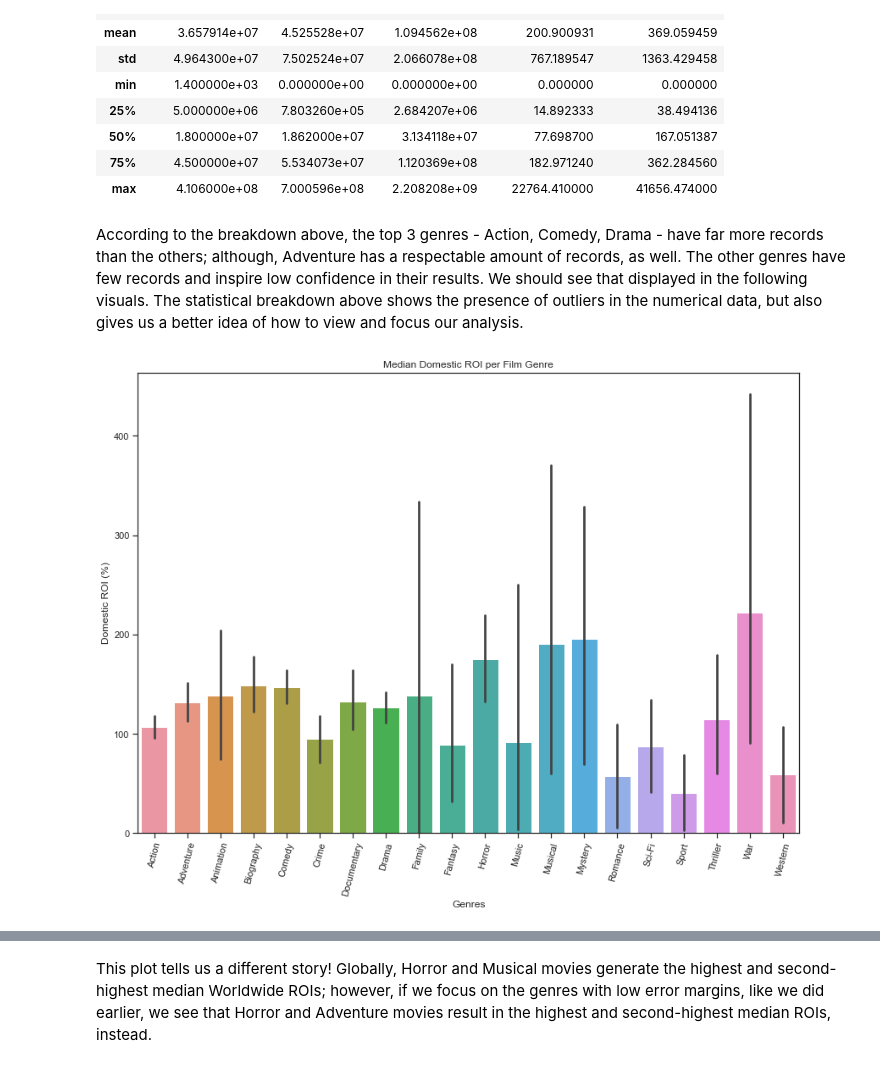
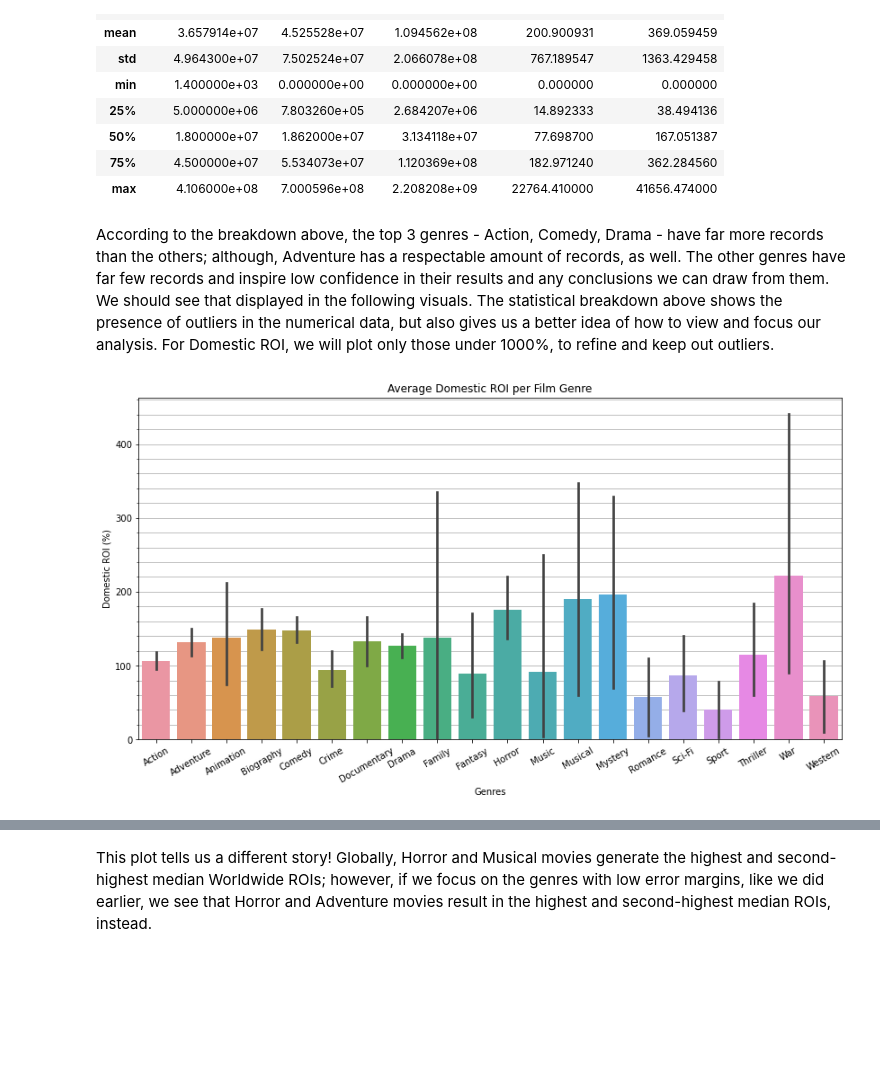
Before and after one commit to rookiescientist-andre/Microsoft-Film-Analysis, a Jupyter notebook: Microsoft Film Analysis - Notebook.ipynb, the cells around one changed output, grey strips where cells are left out. Drawn from its saved outputs; the diff is of its cells as text; code cells hidden in the pictures; blank space fills up the shorter version.

Commit message:
Finished plotting new visuals

```diff
--- a/Microsoft Film Analysis - Notebook.ipynb
+++ b/Microsoft Film Analysis - Notebook.ipynb
@@ -315,18 +315,26 @@ final_df.describe()
 | 75% | 4.500000e+07 | 5.534073e+07 | 1.120369e+08 | 182.971240 | 362.284560 |
 | max | 4.106000e+08 | 7.000596e+08 | 2.208208e+09 | 22764.410000 | 41656.474000 |
 # %% [markdown]
-According to the breakdown above, the top 3 genres - Action, Comedy, Drama - have far more records than the others; although, Adventure has a respectable amount of records, as well. The other genres have few records and inspire low confidence in their results. We should see that displayed in the following visuals. The statistical breakdown above shows the presence of outliers in the numerical data, but also gives us a better idea of how to view and focus our analysis.
+According to the breakdown above, the top 3 genres - Action, Comedy, Drama - have far more records than the others; although, Adventure has a respectable amount of records, as well. The other genres have far few records and inspire low confidence in their results and any conclusions we can draw from them. We should see that displayed in the following visuals. The statistical breakdown above shows the presence of outliers in the numerical data, but also gives us a better idea of how to view and focus our analysis. For Domestic ROI, we will plot only those under 1000%, to refine and keep out outliers.
 # %%
-# We'll begin comparing and plotting each genre's median ROI
+# We'll begin comparing and plotting each genre's median Domestic ROI
 
 # First, let's filter out the outliers and grab the median of the Domestic ROI for each genre
 final_df2 = final_df[final_df['Domestic ROI (%)'] <= 1000]
-final_df2.groupby('Genres')['Domestic ROI (%)'].median().reset_index()
 
 # Now, visualize Genres vs. median Domestic ROI
-fig, ax = plt.subplots(figsize=(14,10))
-sns.barplot(data=final_df2.sort_values('Genres'), y='Domestic ROI (%)', x='Genres')
-ax.tick_params(axis='x', labelrotation=75)
-ax.set_title('Median Domestic ROI per Film Genre');
+fig, ax = plt.subplots(figsize=(14, 7))
+ax.tick_params(axis='x', labelrotation=30)
+
+# Plotting major and minor gridlines to figure
+from matplotlib.ticker import AutoMinorLocator
+minor_locator = AutoMinorLocator(5)
+ax.yaxis.set_minor_locator(minor_locator)
+ax.set_axisbelow(True)
+plt.grid(which='both')
+
+# Set title and plot graph
+ax.set_title('Average Domestic ROI per Film Genre')
+sns.barplot(data=final_df2.sort_values('Genres'), y='Domestic ROI (%)', x='Genres');
 # %% [output]
-[figure, old version]
+[figure, new version]
```
Also changed, not shown: parts of 5 cells of this notebook.
